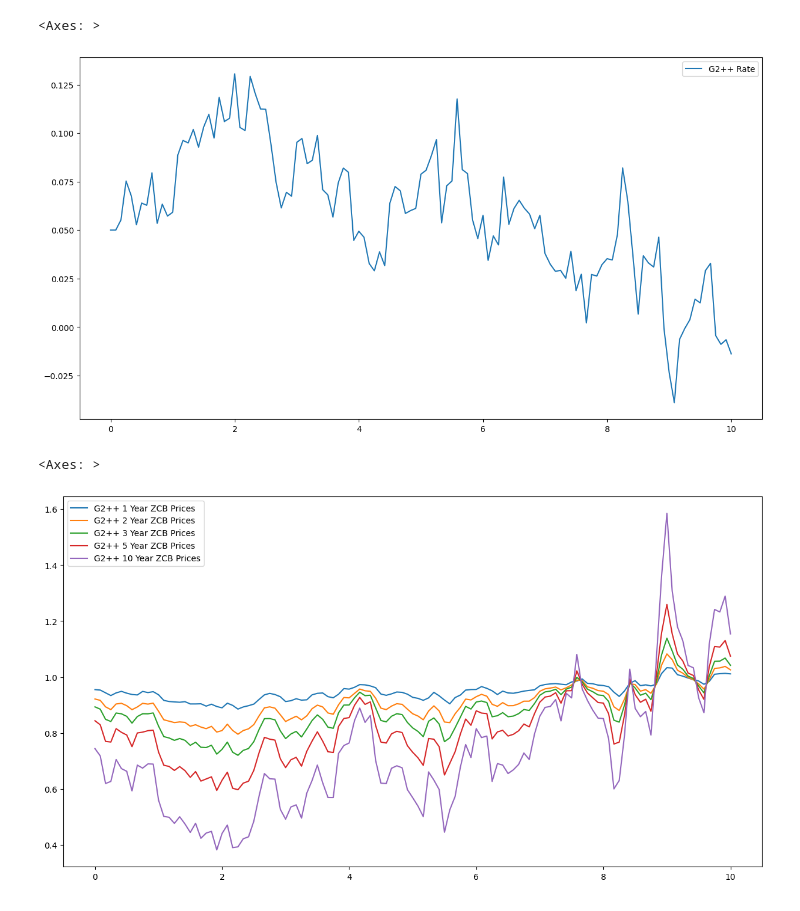
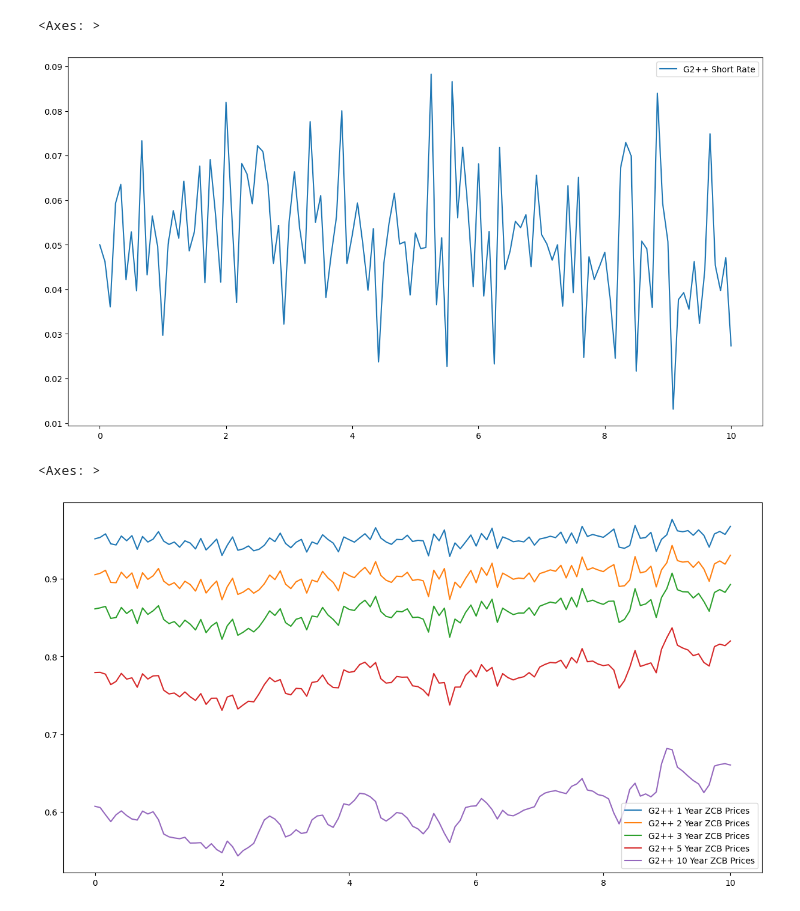
Before and after one commit to Eskild-afk/MasterThesis, a Jupyter notebook: G2++.ipynb, the cells around one changed output. Cells and saved outputs as stored; diff of their text form; code cells hidden in the pictures.

```diff
--- a/G2++.ipynb
+++ b/G2++.ipynb
@@ -10,22 +10,22 @@ g2pp = G2PP(
     sigma   =0.0501,
     eta     =0.0084,
     rho     =-1.000)
-time, rate, x, y = g2pp.create_path(stepsize=1/12, duration=10, seed=1999)
+time, rate = g2pp.create_path(stepsize=1/12, duration=10, seed=1999)
 plt.figure(figsize=(15,8))
-sns.lineplot(x=time, y=rate, label="G2++ Rate")
+sns.lineplot(x=time, y=rate, label="G2++ Short Rate")
 # %% [output]
 <Axes: >
-[figure, old version]
+[figure, new version]
 # %%
 plt.figure(figsize=(15,8))
-sns.lineplot(x=time, y=[g2pp.ZCB(1,x[i], y[i]) for i in range(len(x))], label = "G2++ 1 Year ZCB Prices")
-sns.lineplot(x=time, y=[g2pp.ZCB(2,x[i], y[i]) for i in range(len(x))], label = "G2++ 2 Year ZCB Prices")
-sns.lineplot(x=time, y=[g2pp.ZCB(3,x[i], y[i]) for i in range(len(x))], label = "G2++ 3 Year ZCB Prices")
-sns.lineplot(x=time, y=[g2pp.ZCB(5,x[i], y[i]) for i in range(len(x))], label = "G2++ 5 Year ZCB Prices")
-sns.lineplot(x=time, y=[g2pp.ZCB(10,x[i], y[i]) for i in range(len(x))], label = "G2++ 10 Year ZCB Prices")
+sns.lineplot(x=time, y=[g2pp.ZCB(duration=1, time=t) for t in time], label = "G2++ 1 Year ZCB Prices")
+sns.lineplot(x=time, y=[g2pp.ZCB(duration=2, time=t) for t in time], label = "G2++ 2 Year ZCB Prices")
+sns.lineplot(x=time, y=[g2pp.ZCB(duration=3, time=t) for t in time], label = "G2++ 3 Year ZCB Prices")
+sns.lineplot(x=time, y=[g2pp.ZCB(duration=5, time=t) for t in time], label = "G2++ 5 Year ZCB Prices")
+sns.lineplot(x=time, y=[g2pp.ZCB(duration=10,time=t) for t in time], label = "G2++ 10 Year ZCB Prices")
 # %% [output]
 <Axes: >
-[figure, old version]
+[figure, new version]
 # %%
 plt.figure(figsize=(15,8))
 for i in range(100):
```
Also changed, not shown: parts of 7 cells of this notebook, 5 other files.
